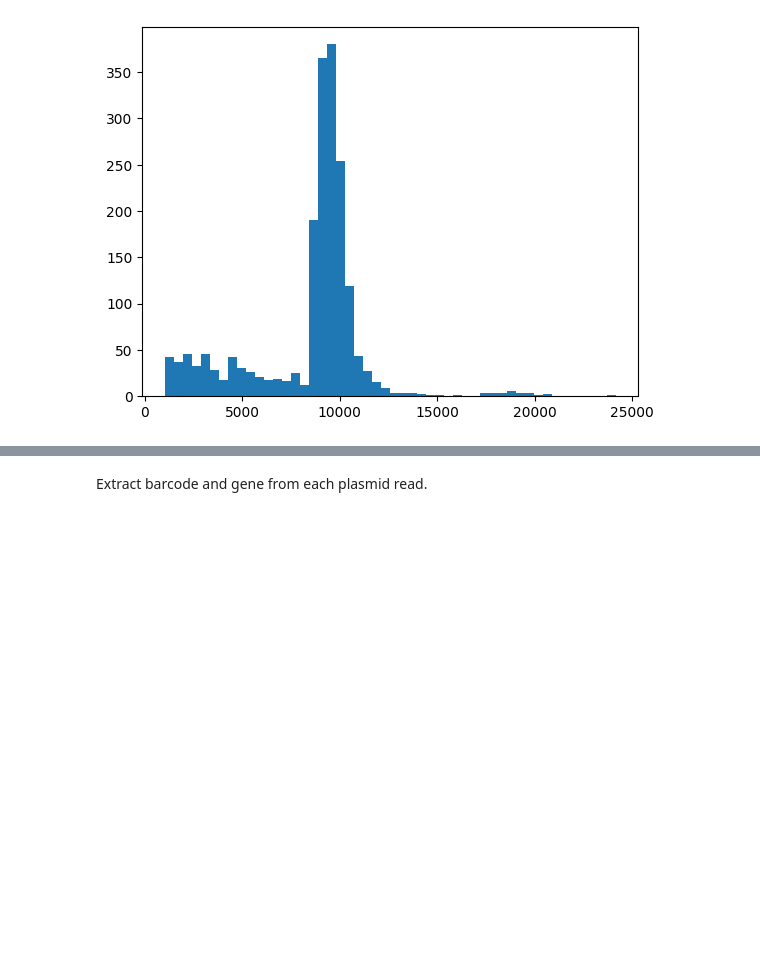
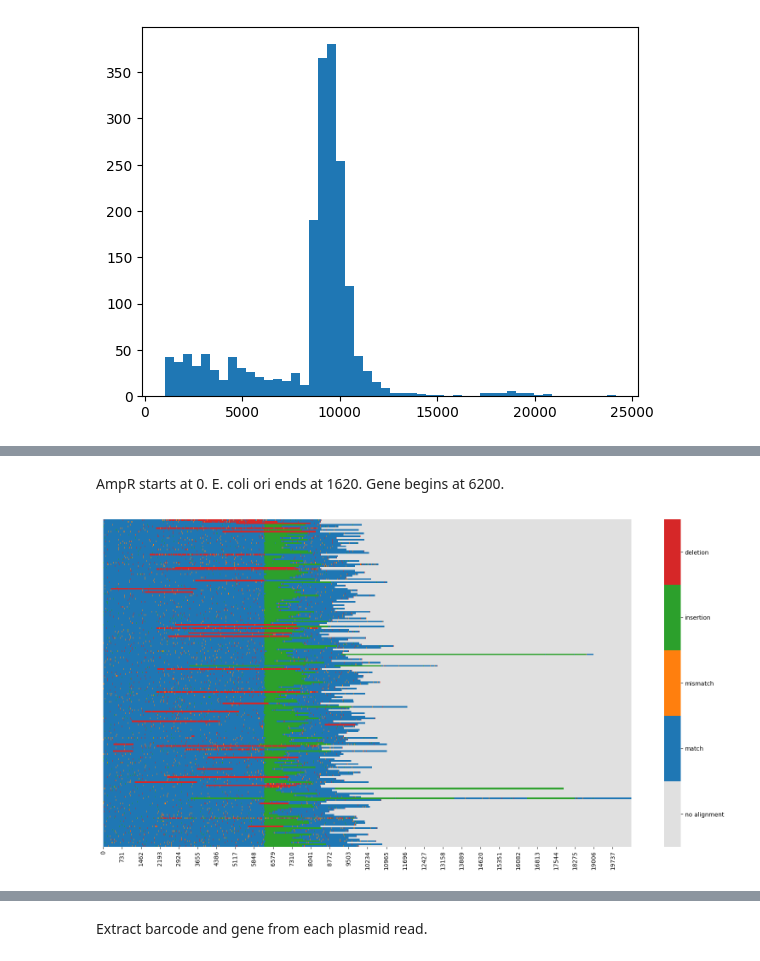
Before and after one commit to nmateyko/PlasmidLibraryAmplificationBias, a Jupyter notebook: analysis/MORF_nanopore_20230821/morf_sequencing_20230821.ipynb, the cells around one changed output, grey strips where cells are left out. Saved outputs shown, nothing was run; the diff lists cells and outputs as text; code cells hidden in the pictures; blank space fills up the shorter version.

```diff
--- a/analysis/MORF_nanopore_20230821/morf_sequencing_20230821.ipynb
+++ b/analysis/MORF_nanopore_20230821/morf_sequencing_20230821.ipynb
@@ -35,0 +76,23 @@ plt.show()
+# %%
+def encode_alignment(ref, query):
+    encoded = []
+    for i, j in zip(ref, query):
+        if i == j:
+            encoded.append(0)
+        elif i != j and '-' not in {i, j}:
+            encoded.append(1)
+        elif i == '-' and j != '-':
+            encoded.append(2)
+        elif i != '-' and j == '-':
+            encoded.append(3)
+        else:
+            raise ValueError("I wasn't expecting this")
+    return encoded
+
+def pad_lengths(d):
+    max_len = max([len(v) for v in d.values()])
+    for k, v in d.items():
+        d[k] = v + [-1] * (max_len - len(v))
+# d = {'a': [1, 2, 3], 'b': [1, 2]}
+# pad_lengths(d)
+# d
@@ -35,0 +114,14 @@ plt.show()
+# %% [markdown]
+AmpR starts at 0. E. coli ori ends at 1620. Gene begins at 6200.
+# %%
+cmap = sns.color_palette(['#e0e0e0', '#1f77b4', '#ff7f0e', '#2ca02c', '#d62728'])
+ax = sns.heatmap(alignments_df, cmap=cmap)
+plt.yticks([])
+colorbar = ax.collections[0].colorbar
+r = colorbar.vmax - colorbar.vmin
+colorbar.set_ticks([colorbar.vmin + r / 5 * (0.5 + i) for i in range(5)])
+colorbar.set_ticklabels(['no alignment', 'match', 'mismatch', 'insertion', 'deletion'])
+plt.gcf().set_size_inches(20, 10)
+plt.show()
+# %% [output]
+[figure, added]
```
Also changed, not shown: parts of 44 cells of this notebook, 8 other files.
